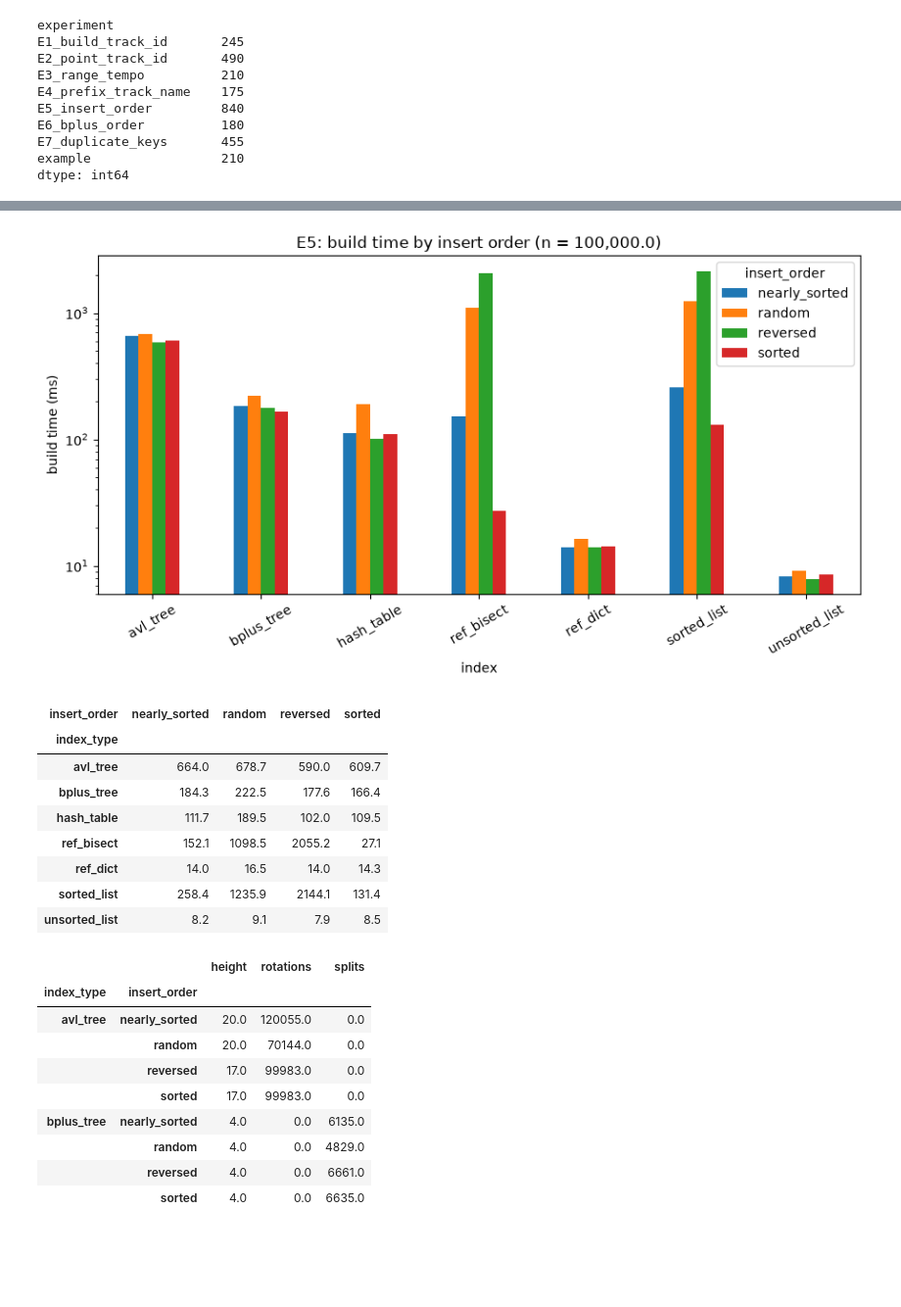
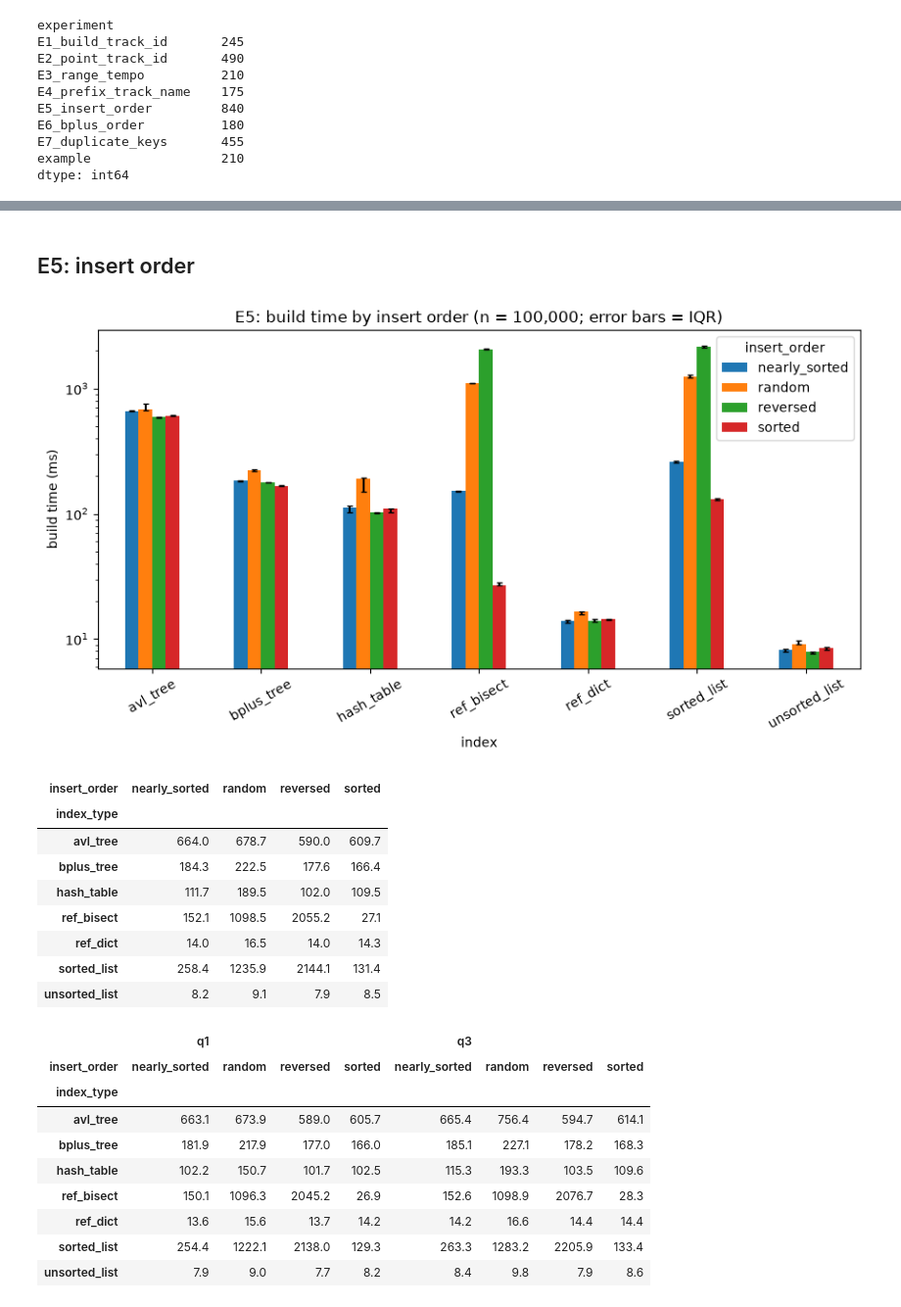
Before and after one commit to neildevnani/Project_1_DS4300, a Jupyter notebook: analysis/results.ipynb, the cells around one changed output, grey strips where cells are left out. Shown at 98% size. Saved outputs shown, nothing was run; the diff lists cells and outputs as text; code cells hidden in the pictures; blank space fills up the shorter version.

```diff
--- a/analysis/results.ipynb
+++ b/analysis/results.ipynb
@@ -165,22 +217,31 @@ display(m4.pivot(index='operation_param', columns='index_type', values='us_per_o
+# %% [markdown]
+## E5: insert order
 # %%
 e5 = r[r['experiment'].str.startswith('E5')]
-big = e5[e5['n_keys'] == e5['n_keys'].max()]
+n5 = int(e5['n_keys'].max())
+big = e5[e5['n_keys'] == n5]
 
-build5 = big[big['operation'] == 'build'].groupby(['index_type', 'insert_order'])['total_ns'].median().unstack() / 1e6
-build5.plot(kind='bar', logy=True, figsize=(9, 5))
+g5 = big[big['operation'] == 'build'].groupby(['index_type', 'insert_order'])['total_ns']
+build5 = g5.median().unstack() / 1e6
+lo5 = g5.quantile(0.25).unstack() / 1e6
+hi5 = g5.quantile(0.75).unstack() / 1e6
+# pandas wants asymmetric error bars as an array of shape (columns, 2, rows)
+err5 = np.stack([(build5 - lo5).T.values, (hi5 - build5).T.values], axis=1)
+build5.plot(kind='bar', logy=True, yerr=err5, capsize=2, figsize=(9, 5))
 plt.ylabel('build time (ms)'); plt.xlabel('index')
-plt.title(f"E5: build time by insert order (n = {e5['n_keys'].max():,})")
+plt.title(f"E5: build time by insert order (n = {n5:,}; error bars = IQR)")
 plt.xticks(rotation=30); plt.tight_layout(); plt.savefig('figures/e5_order.png', dpi=150); plt.show()
 display(build5.round(1))
+display(pd.concat({'q1': lo5, 'q3': hi5}, axis=1).round(1))
 
 # tree shape and rebalancing work by order
 shape = big[big['operation'] == 'build'].groupby(['index_type', 'insert_order'])[['height', 'rotations', 'splits']].median()
 display(shape[shape.index.get_level_values(0).isin(['avl_tree', 'bplus_tree'])])
 
 hit5 = big[big['operation'] == 'point_hit'].groupby(['index_type', 'insert_order'])['us_per_op'].median().unstack()
 display(hit5.round(2))
 # %% [output]
-[figure, old version]
+[figure, new version]
 | insert_order | nearly_sorted | random | reversed | sorted |
 | index_type |  |  |  |  |
 | avl_tree | 664.0 | 678.7 | 590.0 | 609.7 |
@@ -190,13 +251,13 @@ display(hit5.round(2))
 | ref_dict | 14.0 | 16.5 | 14.0 | 14.3 |
 | sorted_list | 258.4 | 1235.9 | 2144.1 | 131.4 |
 | unsorted_list | 8.2 | 9.1 | 7.9 | 8.5 |
-|  |  | height | rotations | splits |
-| index_type | insert_order |  |  |  |
-| avl_tree | nearly_sorted | 20.0 | 120055.0 | 0.0 |
-|  | random | 20.0 | 70144.0 | 0.0 |
-|  | reversed | 17.0 | 99983.0 | 0.0 |
-|  | sorted | 17.0 | 99983.0 | 0.0 |
-| bplus_tree | nearly_sorted | 4.0 | 0.0 | 6135.0 |
-|  | random | 4.0 | 0.0 | 4829.0 |
-|  | reversed | 4.0 | 0.0 | 6661.0 |
-|  | sorted | 4.0 | 0.0 | 6635.0 |
+|  | q1 |  |  |  | q3 |  |  |  |
+| insert_order | nearly_sorted | random | reversed | sorted | nearly_sorted | random | reversed | sorted |
+| index_type |  |  |  |  |  |  |  |  |
+| avl_tree | 663.1 | 673.9 | 589.0 | 605.7 | 665.4 | 756.4 | 594.7 | 614.1 |
+| bplus_tree | 181.9 | 217.9 | 177.0 | 166.0 | 185.1 | 227.1 | 178.2 | 168.3 |
+| hash_table | 102.2 | 150.7 | 101.7 | 102.5 | 115.3 | 193.3 | 103.5 | 109.6 |
+| ref_bisect | 150.1 | 1096.3 | 2045.2 | 26.9 | 152.6 | 1098.9 | 2076.7 | 28.3 |
+| ref_dict | 13.6 | 15.6 | 13.7 | 14.2 | 14.2 | 16.6 | 14.4 | 14.4 |
+| sorted_list | 254.4 | 1222.1 | 2138.0 | 129.3 | 263.3 | 1283.2 | 2205.9 | 133.4 |
+| unsorted_list | 7.9 | 9.0 | 7.7 | 8.2 | 8.4 | 9.8 | 7.9 | 8.6 |
```
Also changed, not shown: parts of 16 cells of this notebook, 48 other files.
